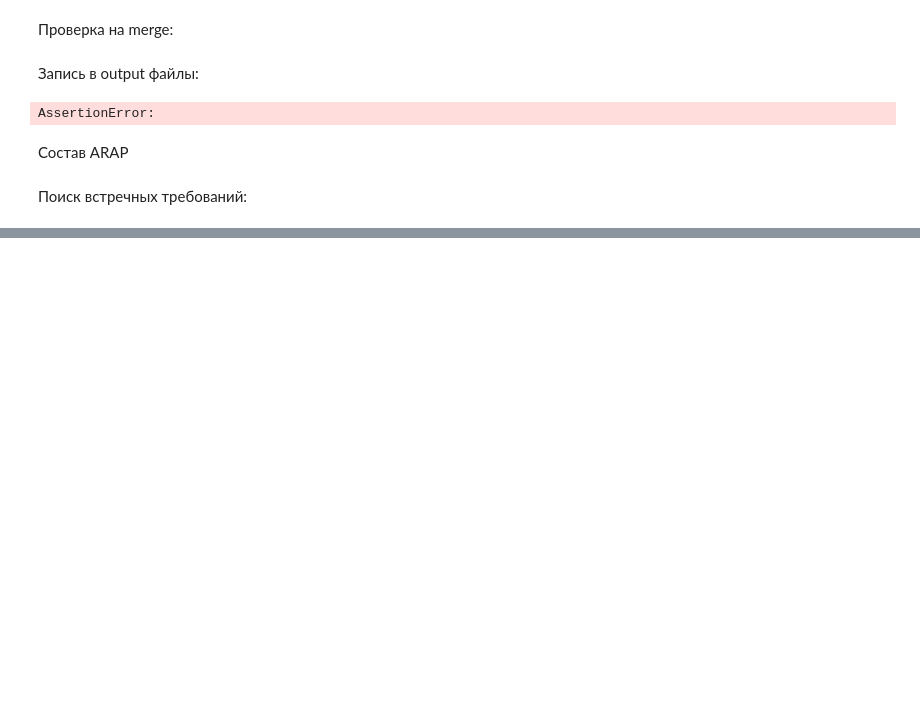
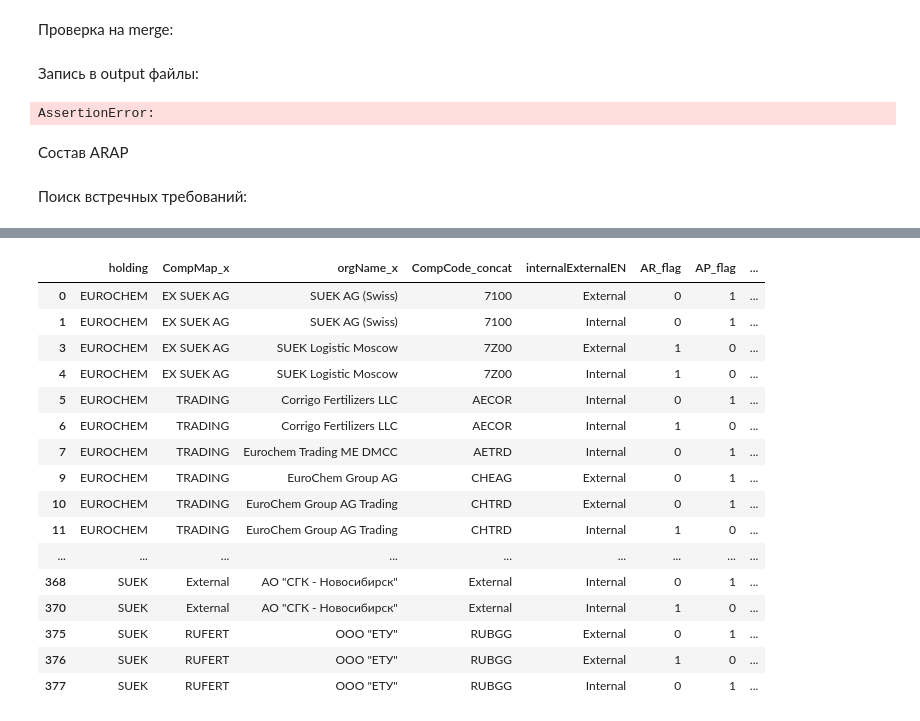
Before and after one commit to Lirollel/Work_AIM_Jupyter-Python-Pandas, a Jupyter notebook: OCP/ARAP/ARAP.ipynb, the cells around one changed output, grey strips where cells are left out. Drawn from its saved outputs; the diff is of its cells as text; code cells hidden in the pictures; blank space fills up the shorter version.

```diff
--- a/OCP/ARAP/ARAP.ipynb
+++ b/OCP/ARAP/ARAP.ipynb
@@ -167,7 +167,7 @@ data_work['Cty_holding'] = merge_SalesUnits(data_work,'CtyCode',merge_col='holdi
 
 data_work['Amount_USD'] = data_work['presentAmountUSD'].replace({np.NaN : 0})
 
-data_work_pivot = data_work.pivot_table(index=['holding','customerName', 'Cty_holding', 'CompCode_concat', 'currencyCode', 'sourceSystem','accountPurpose', 'CompMap', 'CtyCode', 'CtyMap','internalExternalEN','dueDate'],values=['Amount_USD'],aggfunc=sum).reset_index()
+data_work_pivot = data_work.pivot_table(index=['holding','customerName', 'Cty_holding', 'orgName', 'CompCode_concat', 'currencyCode', 'sourceSystem','accountPurpose', 'CompMap', 'CtyCode', 'CtyMap','internalExternalEN','dueDate'],values=['Amount_USD','presentAmountRUB'],aggfunc=sum).reset_index()
 
 data_work_pivot['AR_flag'] = data_work_pivot['accountPurpose']\
                                             .isin(['Trade receivables', 'Other receivables', 'Provisions'])\
@@ -360,0 +392,5 @@ if print_counterclaims == True:
+# %%
+data_jun_S = pd.read_excel('2024-07-18_ARAP_RUB_pivot.xlsx', sheet_name='SUEK')
+data_jun_E = pd.read_excel('2024-07-18_ARAP_RUB_pivot.xlsx', sheet_name='EUROCHEM')
+data_jun = pd.concat([data_jun_S,data_jun_E])
+data_jun
@@ -360,0 +411,22 @@ if print_counterclaims == True:
+# %%
+RUB_data_merge = RUB_data_pivot.merge(data_jun, how='outer', left_on=['holding', 'CompCode_concat', 'internalExternalEN', 'AR_flag', 'AP_flag'], right_on=['holding', 'CompCode_concat', 'internalExternalEN', 'AR_flag', 'AP_flag'])\
+        .rename(columns={'Amount_USD_x':'Amount_USD_dec23',	'presentAmountRUB_x':'presentAmountRUB_dec23',	'Amount_USD_y':'Amount_USD_jun24',	'presentAmountRUB_y':'presentAmountRUB_jun24'})
+
+for col in ['CompMap', 'orgName']:
+        RUB_data_merge.loc[RUB_data_merge[f'{col}_x'].isna(), f'{col}_x'] = RUB_data_merge.loc[RUB_data_merge[f'{col}_x'].isna(), f'{col}_y']
+RUB_data_merge = RUB_data_merge.drop(columns=['CompMap_y', 'orgName_y'])
+
+RUB_data_merge[['Amount_USD_dec23','presentAmountRUB_dec23','Amount_USD_jun24','presentAmountRUB_jun24']] = RUB_data_merge[['Amount_USD_dec23','presentAmountRUB_dec23','Amount_USD_jun24','presentAmountRUB_jun24']].fillna(0)
+
+RUB_data_merge_pivot_units = RUB_data_merge.pivot_table(index=['holding','CompMap_x','internalExternalEN','AR_flag','AP_flag'], values=['Amount_USD_dec23','presentAmountRUB_dec23','Amount_USD_jun24','presentAmountRUB_jun24'], aggfunc=sum).reset_index().rename(columns={'Amount_USD_dec23':'SUM_USD_dec23','Amount_USD_jun24':'SUM_USD_jun24','presentAmountRUB_dec23':'SUM_RUB_dec23','presentAmountRUB_jun24':'SUM_RUB_jun24'})
+
+RUB_data_merge = RUB_data_merge.merge(RUB_data_merge_pivot_units, how='left', left_on=['holding','CompMap_x','internalExternalEN','AR_flag','AP_flag'], right_on=['holding','CompMap_x','internalExternalEN','AR_flag','AP_flag'])
+
+ccys_list = ['USD', 'RUB']
+data_list = ['dec23', 'jun24']
+for ccy in ccys_list:
+        for dat in data_list:
+                cols_list = RUB_data_merge.columns[(RUB_data_merge.columns.str.contains(ccy))&(RUB_data_merge.columns.str.contains(dat))].tolist()
+                RUB_data_merge[f'part_{ccy}_{dat}'] = RUB_data_merge[cols_list[0]]/RUB_data_merge[cols_list[1]]
+                RUB_data_merge[f'part_{ccy}_{dat}'] = RUB_data_merge[f'part_{ccy}_{dat}'].fillna(0)
+RUB_data_merge
@@ -360,0 +447,31 @@ if print_counterclaims == True:
+# %%
+Out_file = f'{str(date.today())}_ARAP_RUB_pivot_halfyear.xlsx'
+writer = pd.ExcelWriter(Out_file, engine='openpyxl')
+workbook = writer.book
+for holding in RUB_data_merge_pivot_units.holding.unique().tolist():
+    RUB_data_merge_pivot_units[RUB_data_merge_pivot_units.holding==holding].to_excel(writer, sheet_name=holding, index=False)
+    RUB_data_merge.to_excel(writer, sheet_name='data', index=False)
+    part = 0.5
+    RUB_data_merge.loc[(RUB_data_merge['part_RUB_dec23']>part)|(RUB_data_merge['part_RUB_jun24']>part), ['holding','orgName_x','CompCode_concat','internalExternalEN','AR_flag','AP_flag']].drop_duplicates().to_excel(writer, sheet_name='top_companies', index=False)
+writer.close()
+# %%
+
+RUB_data_merge.loc[(RUB_data_merge['part_RUB_dec23']>part)|(RUB_data_merge['part_RUB_jun24']>part)]
+# %% [output]
+|  | holding | CompMap_x | orgName_x | CompCode_concat | internalExternalEN | AR_flag | AP_flag | ... |
+| 0 | EUROCHEM | EX SUEK AG | SUEK AG (Swiss) | 7100 | External | 0 | 1 | ... |
+| 1 | EUROCHEM | EX SUEK AG | SUEK AG (Swiss) | 7100 | Internal | 0 | 1 | ... |
+| 3 | EUROCHEM | EX SUEK AG | SUEK Logistic Moscow | 7Z00 | External | 1 | 0 | ... |
+| 4 | EUROCHEM | EX SUEK AG | SUEK Logistic Moscow | 7Z00 | Internal | 1 | 0 | ... |
+| 5 | EUROCHEM | TRADING | Corrigo Fertilizers LLC | AECOR | Internal | 0 | 1 | ... |
+| 6 | EUROCHEM | TRADING | Corrigo Fertilizers LLC | AECOR | Internal | 1 | 0 | ... |
+| 7 | EUROCHEM | TRADING | Eurochem Trading ME DMCC | AETRD | Internal | 0 | 1 | ... |
+| 9 | EUROCHEM | TRADING | EuroChem Group AG | CHEAG | External | 0 | 1 | ... |
+| 10 | EUROCHEM | TRADING | EuroChem Group AG Trading | CHTRD | External | 0 | 1 | ... |
+| 11 | EUROCHEM | TRADING | EuroChem Group AG Trading | CHTRD | Internal | 1 | 0 | ... |
+| ... | ... | ... | ... | ... | ... | ... | ... | ... |
+| 368 | SUEK | External | АО "СГК - Новосибирск" | External | Internal | 0 | 1 | ... |
+| 370 | SUEK | External | АО "СГК - Новосибирск" | External | Internal | 1 | 0 | ... |
+| 375 | SUEK | RUFERT | ООО "ЕТУ" | RUBGG | External | 0 | 1 | ... |
+| 376 | SUEK | RUFERT | ООО "ЕТУ" | RUBGG | External | 1 | 0 | ... |
+| 377 | SUEK | RUFERT | ООО "ЕТУ" | RUBGG | Internal | 0 | 1 | ... |
```
Also changed, not shown: parts of 6 cells of this notebook, 3 other files.
